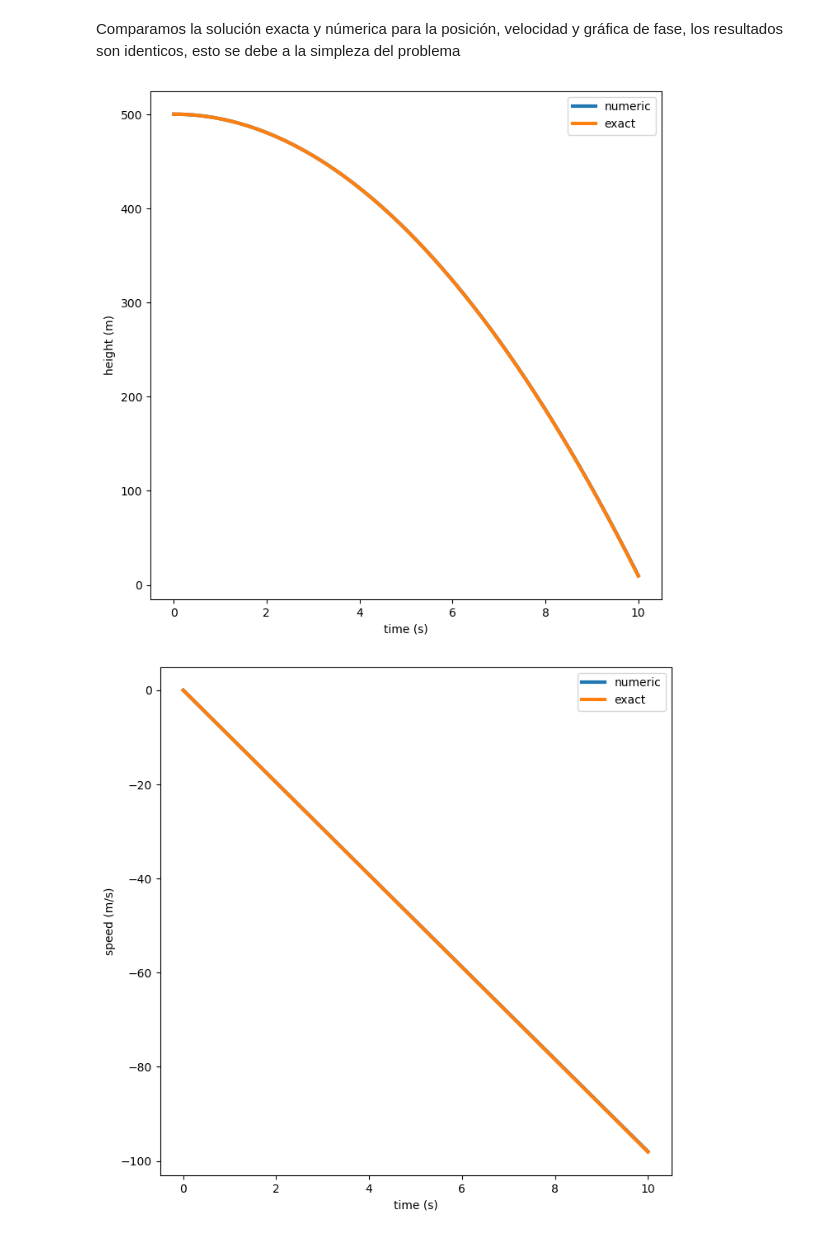
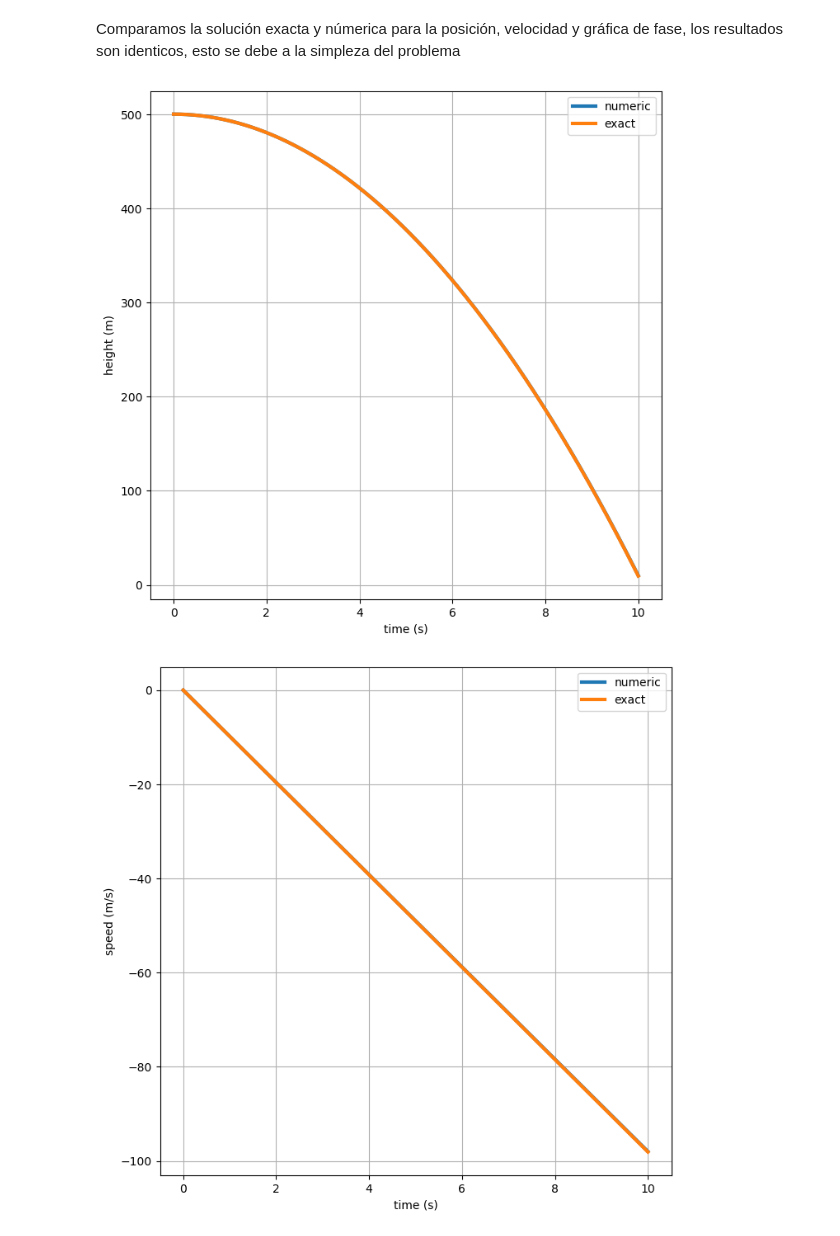
Before and after one commit to TheLightBringer616/Canal-Youtube, a Jupyter notebook: Mecanica_Clasica/Caida_Libre.ipynb, the cells around one changed output. Cells and saved outputs as stored; diff of their text form; code cells hidden in the pictures.

```diff
--- a/Mecanica_Clasica/Caida_Libre.ipynb
+++ b/Mecanica_Clasica/Caida_Libre.ipynb
@@ -252,13 +256,14 @@ Comparamos la solución exacta y númerica para la posición, velocidad y gráfi
 # %%
 plt.figure(figsize=(8, 8))
 plt.plot(t, y_sol_numeric, lw=3, label='numeric')
 plt.plot(t, y_sol_exact, lw=3, label='exact')
 plt.xlabel('time (s)')
 plt.ylabel('height (m)')
 plt.legend()
+plt.grid()
 plt.show()
 # %% [output]
-[figure, old version]
+[figure, new version]
 # %%
 plt.figure(figsize=(8, 8))
 plt.plot(t, d1_y_sol_numeric, lw=3, label='numeric')
@@ -266,9 +271,10 @@ plt.plot(t, d1_y_sol_exact, lw=3, label='exact')
 plt.xlabel('time (s)')
 plt.ylabel('speed (m/s)')
 plt.legend()
+plt.grid()
 plt.show()
 # %% [output]
-[figure, old version]
+[figure, new version]
 # %%
 plt.figure(figsize=(8, 8))
 plt.plot(y_sol_numeric, d1_y_sol_numeric, lw=3, label='numeric')
```
Also changed, not shown: parts of 5 cells of this notebook, 3 other files.
